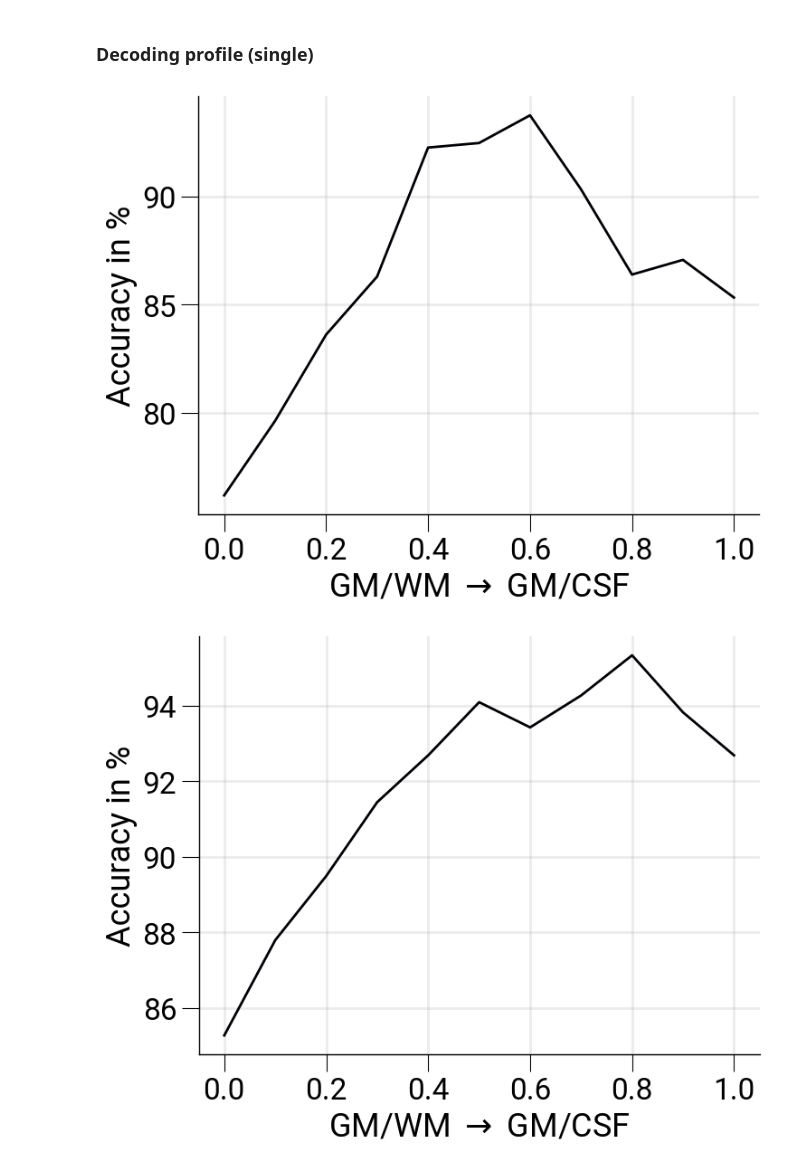
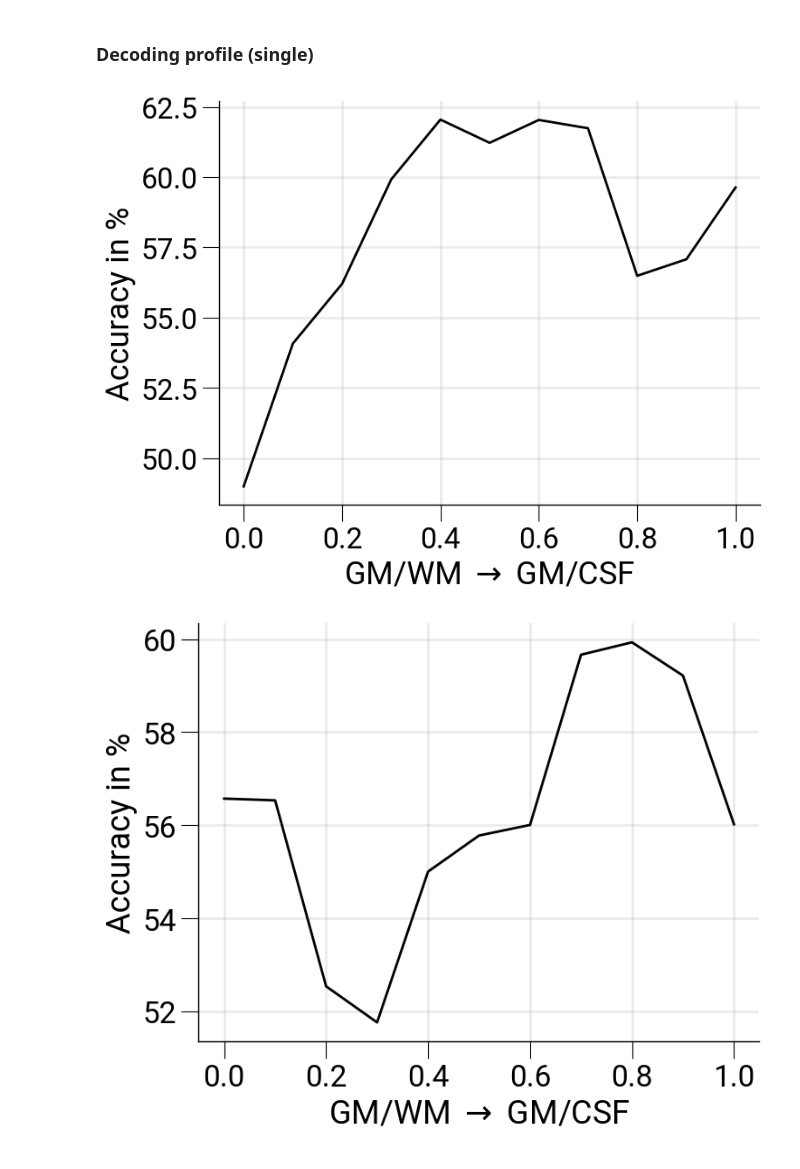
Before and after one commit to haenelt/odc, a Jupyter notebook: notebooks/decoding_profile.ipynb, the cells around one changed output. Saved outputs shown, nothing was run; the diff lists cells and outputs as text; code cells hidden in the pictures.

```diff
--- a/notebooks/decoding_profile.ipynb
+++ b/notebooks/decoding_profile.ipynb
@@ -15,10 +15,10 @@ from src.stats import Bootstrap, fdr_correction
 plt.style.use(os.path.join(module_path, "src", "default.mplstyle"))
 
 DIR_DATA = "/data/pt_01880/Experiment1_ODC/paper/decoding"
-FILTER_SIZE = "none"
+FILTER_SIZE = "0.5" # none or filter size
 
 # set
-SESS = "VASO_uncorrected"
+SESS = "VASO" # GE_EPI, SE_EPI, VASO, VASO_uncorrected
 # %%
 def get_profile(sess, day):
     y = np.zeros((N_LAYER, len(SUBJECTS)))
@@ -56,6 +56,7 @@ ax.fill_between(x, ci_low, ci_high, color=color[0], alpha=0.2, lw=0)
 ax.set_xlabel(r"GM/WM $\rightarrow$ GM/CSF")
 ax.set_ylabel("Accuracy in %")
 ax.legend(loc="lower right")
-file_out = f"/data/pt_01880/decoding_{SESS}.svg"
-#fig.savefig(file_out, dpi=300, bbox_inches="tight", transparent=True, format="svg")
+dir_out = Path("/data/pt_01880")
+file_out = dir_out / f"decoding_{SESS}_{FILTER_SIZE}.svg" if FILTER_SIZE != "none" else dir_out / f"decoding_{SESS}.svg"
+fig.savefig(file_out, dpi=300, bbox_inches="tight", transparent=True, format="svg")
 # %% [output]
@@ -65,13 +66,14 @@ file_out = f"/data/pt_01880/decoding_{SESS}.svg"
 # %%
 y = (y1 + y2) / 2
 color = ColMap.hex_colors
 for i, subj in enumerate(SUBJECTS):
     fig, ax = plt.subplots()
     ax.plot(x, y[:, i], color=color[0], linestyle="-")
     ax.set_xlabel(r"GM/WM $\rightarrow$ GM/CSF")
     ax.set_ylabel("Accuracy in %")
-    file_out = f"/data/pt_01880/decoding_{SESS}_{subj}.svg"
-    #fig.savefig(file_out, dpi=300, bbox_inches="tight", transparent=True, format="svg")
+    dir_out = Path("/data/pt_01880")
+    file_out = dir_out / f"decoding_{SESS}_{FILTER_SIZE}_{subj}.svg" if FILTER_SIZE != "none" else dir_out / f"decoding_{SESS}_{subj}.svg"
+    fig.savefig(file_out, dpi=300, bbox_inches="tight", transparent=True, format="svg")
 # %% [output]
-[figure, old version]
+[figure, new version]
-[figure, old version]
+[figure, new version]
```
Also changed, not shown: parts of 2 cells of this notebook, 8 other files.
